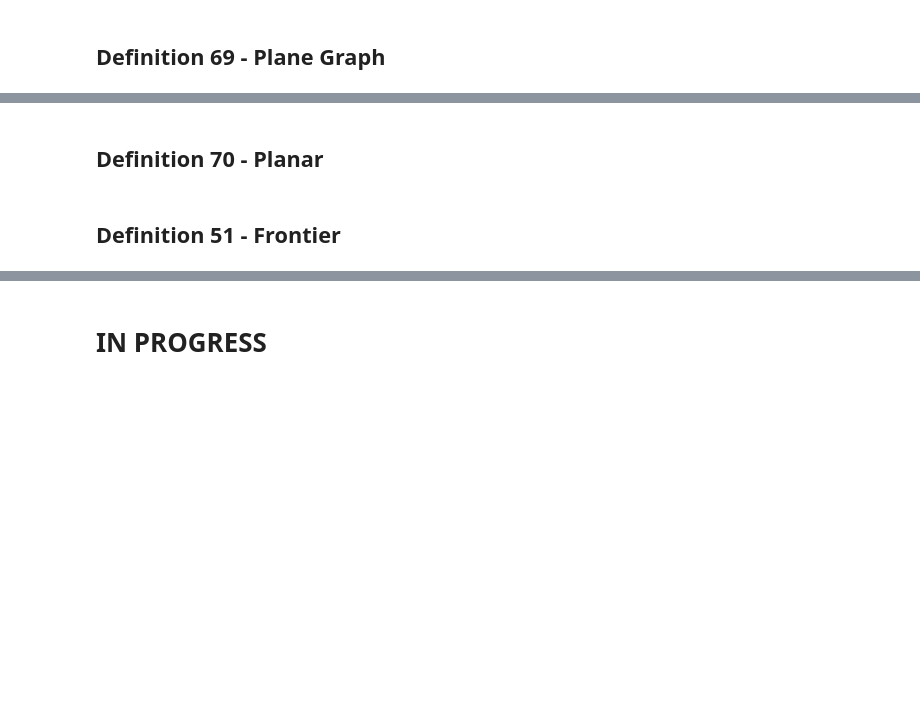
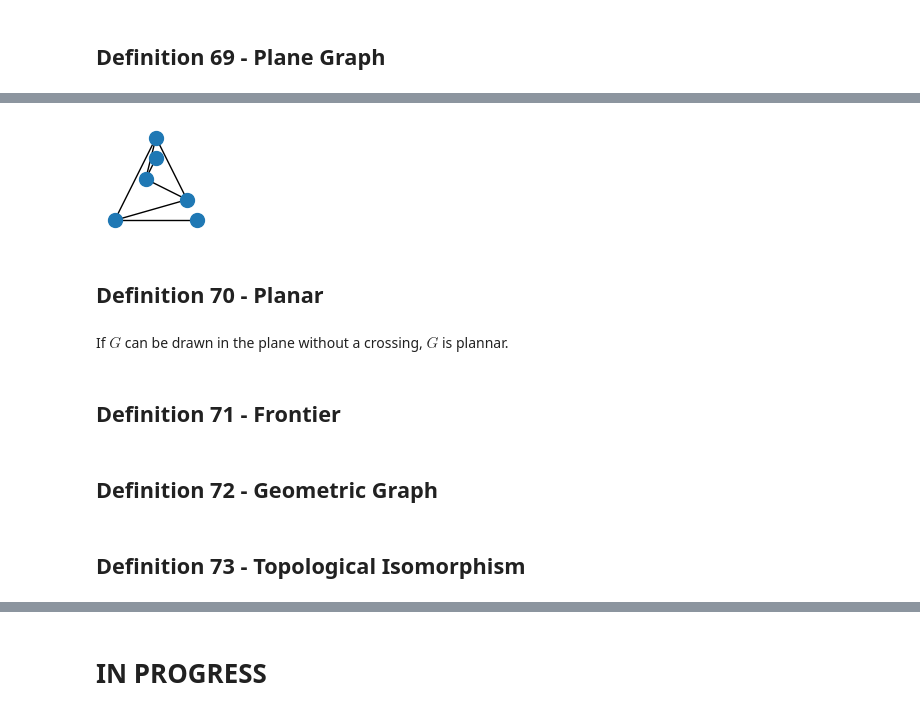
Before and after one commit to lipinski/graph-theory, a Jupyter notebook: definitions.ipynb, the cells around one changed output, grey strips where cells are left out. Cells and saved outputs as stored; diff of their text form; code cells hidden in the pictures; blank space fills up the shorter version.

```diff
--- a/definitions.ipynb
+++ b/definitions.ipynb
@@ -1258,4 +1306,19 @@ Not covered = {7}
+# %%
+is_planar, planar_embedding = nx.planarity.check_planarity(G)
+
+assert is_planar == True
+
+fig = plt.figure(figsize=figsize)
+nx.draw(G, pos=nx.planar_layout(G), node_size=100, with_labels=False);
+# %% [output]
+[figure, added]
 # %% [markdown]
 ## Definition 70 - Planar
+# %% [markdown]
+If $G$ can be drawn in the plane without a crossing, $G$ is plannar.
 # %% [markdown]
-## Definition 51 - Frontier
+## Definition 71 - Frontier
+# %% [markdown]
+## Definition 72 - Geometric Graph
+# %% [markdown]
+## Definition 73 - Topological Isomorphism
```
Also changed, not shown: parts of 9 cells of this notebook.
